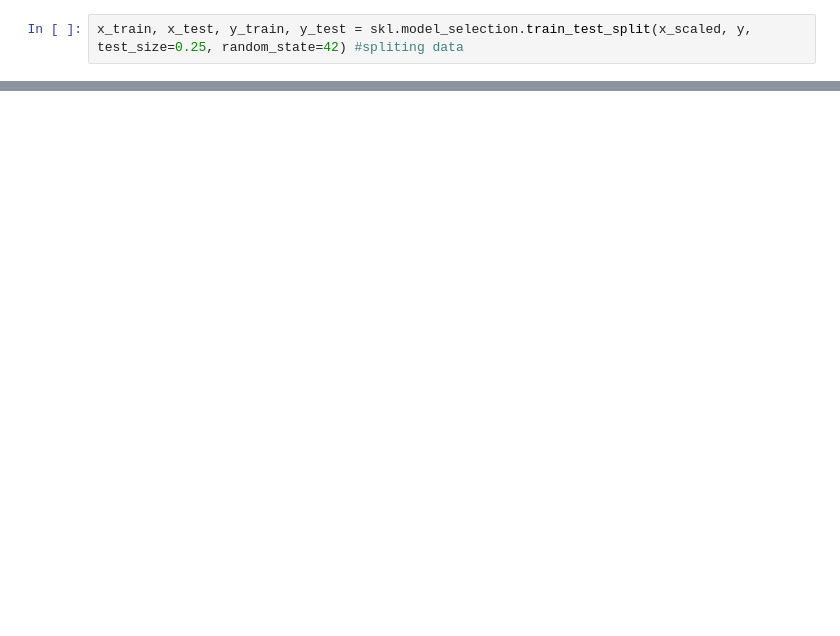
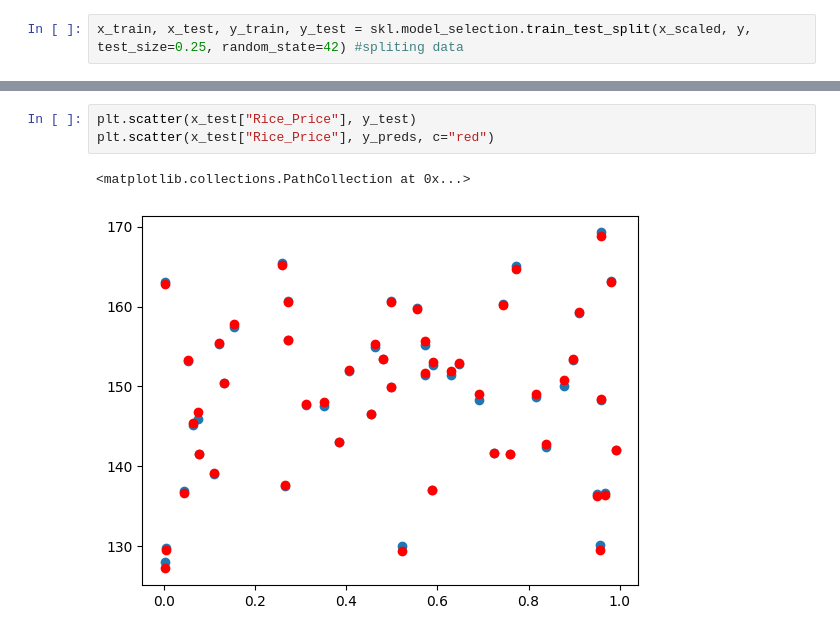
Before and after one commit to XerojUlgasan/My-Machine-Learning-Journey, a Jupyter notebook: Re-learn_linear_regression/Applying_linear_regression.ipynb, the cells around one changed output, grey strips where cells are left out. Saved outputs shown, nothing was run; the diff lists cells and outputs as text; blank space fills up the shorter version.

```diff
--- a/Re-learn_linear_regression/Applying_linear_regression.ipynb
+++ b/Re-learn_linear_regression/Applying_linear_regression.ipynb
@@ -80,0 +104,6 @@ plt.scatter(x_train["Chicken_Price"], y_preds, c="red")
+# %%
+plt.scatter(x_test["Rice_Price"], y_test)
+plt.scatter(x_test["Rice_Price"], y_preds, c="red")
+# %% [output]
+<matplotlib.collections.PathCollection at 0x...>
+[figure, added]
```
Also changed, not shown: parts of 6 cells of this notebook.
